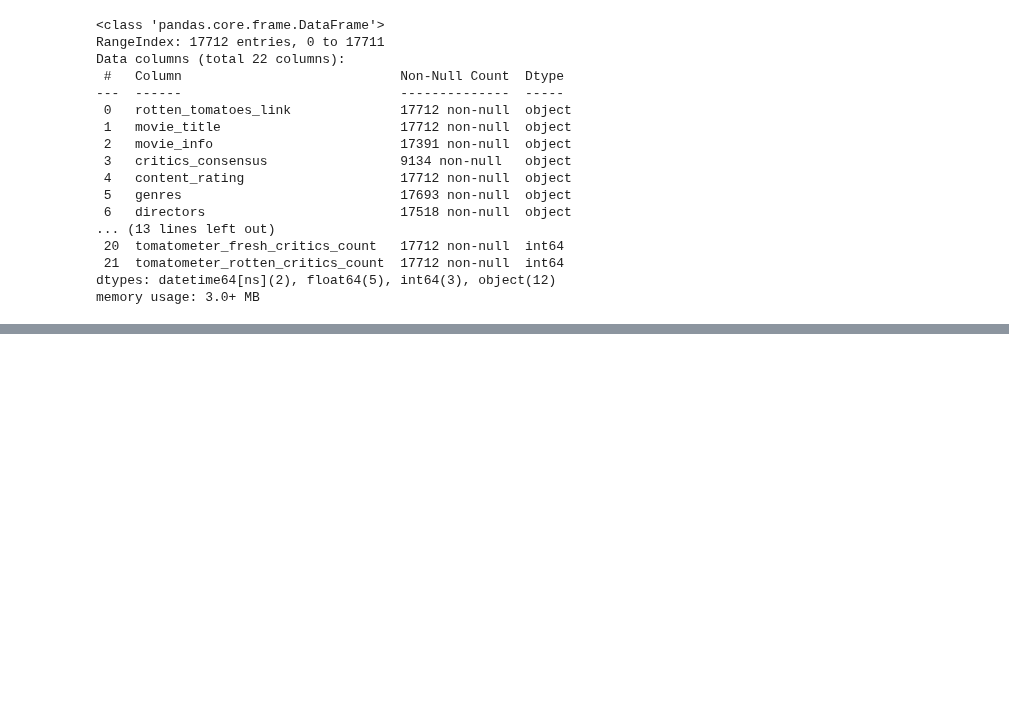
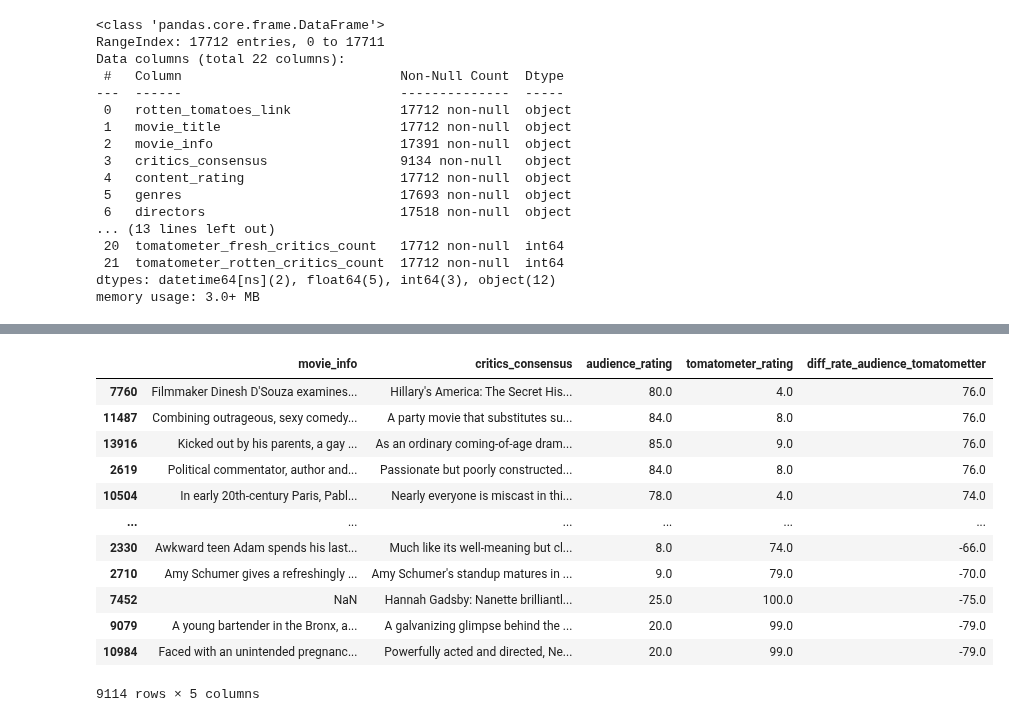
Before and after one commit to fdmdlb/nextflix, a Jupyter notebook: explore_roten_tomatoes.ipynb, the cells around one changed output, grey strips where cells are left out. Saved outputs shown, nothing was run; the diff lists cells and outputs as text; code cells hidden in the pictures; blank space fills up the shorter version.

```diff
--- a/explore_roten_tomatoes.ipynb
+++ b/explore_roten_tomatoes.ipynb
@@ -174,0 +203,19 @@ movies.head()
+# %%
+#movies.drop("diff_rate_audience_tomatometter", axis=1, inplace=True)
+movies["diff_rate_audience_tomatometter"] = movies[movies['critics_consensus'].isna() != True]["audience_rating"] - movies[movies['critics_consensus'].isna() != True]["tomatometer_rating"]
+movies[movies['diff_rate_audience_tomatometter'].isna() != True].sort_values(by=['diff_rate_audience_tomatometter'], ascending=False)[["movie_info","critics_consensus", "audience_rating","tomatometer_rating", "diff_rate_audience_tomatometter"]]
+#movies.info()
+# %% [output]
+|  | movie_info | critics_consensus | audience_rating | tomatometer_rating | diff_rate_audience_tomatometter |
+| 7760 | Filmmaker Dinesh D'Souza examines... | Hillary's America: The Secret His... | 80.0 | 4.0 | 76.0 |
+| 11487 | Combining outrageous, sexy comedy... | A party movie that substitutes su... | 84.0 | 8.0 | 76.0 |
+| 13916 | Kicked out by his parents, a gay ... | As an ordinary coming-of-age dram... | 85.0 | 9.0 | 76.0 |
+| 2619 | Political commentator, author and... | Passionate but poorly constructed... | 84.0 | 8.0 | 76.0 |
+| 10504 | In early 20th-century Paris, Pabl... | Nearly everyone is miscast in thi... | 78.0 | 4.0 | 74.0 |
+| ... | ... | ... | ... | ... | ... |
+| 2330 | Awkward teen Adam spends his last... | Much like its well-meaning but cl... | 8.0 | 74.0 | -66.0 |
+| 2710 | Amy Schumer gives a refreshingly ... | Amy Schumer's standup matures in ... | 9.0 | 79.0 | -70.0 |
+| 7452 | NaN | Hannah Gadsby: Nanette brilliantl... | 25.0 | 100.0 | -75.0 |
+| 9079 | A young bartender in the Bronx, a... | A galvanizing glimpse behind the ... | 20.0 | 99.0 | -79.0 |
+| 10984 | Faced with an unintended pregnanc... | Powerfully acted and directed, Ne... | 20.0 | 99.0 | -79.0 |
+9114 rows × 5 columns
```
Also changed, not shown: parts of 4 cells of this notebook.
